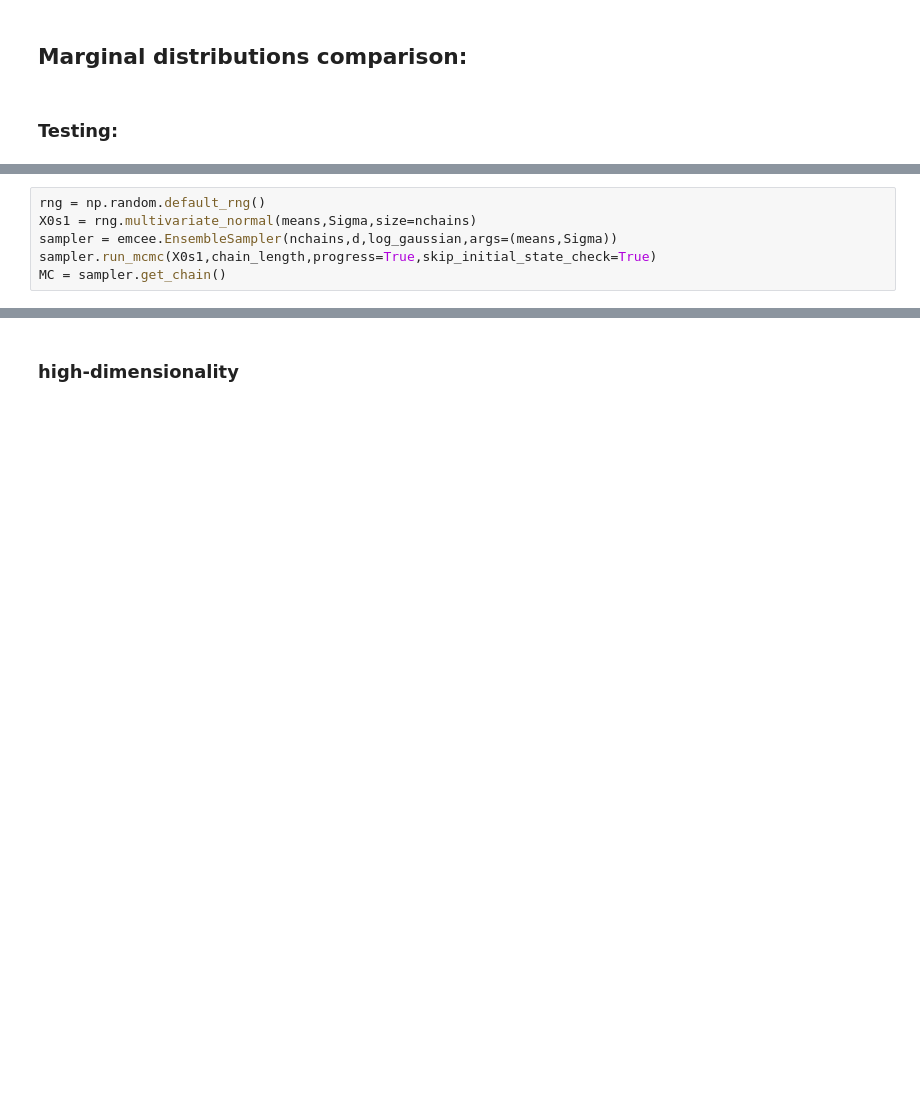
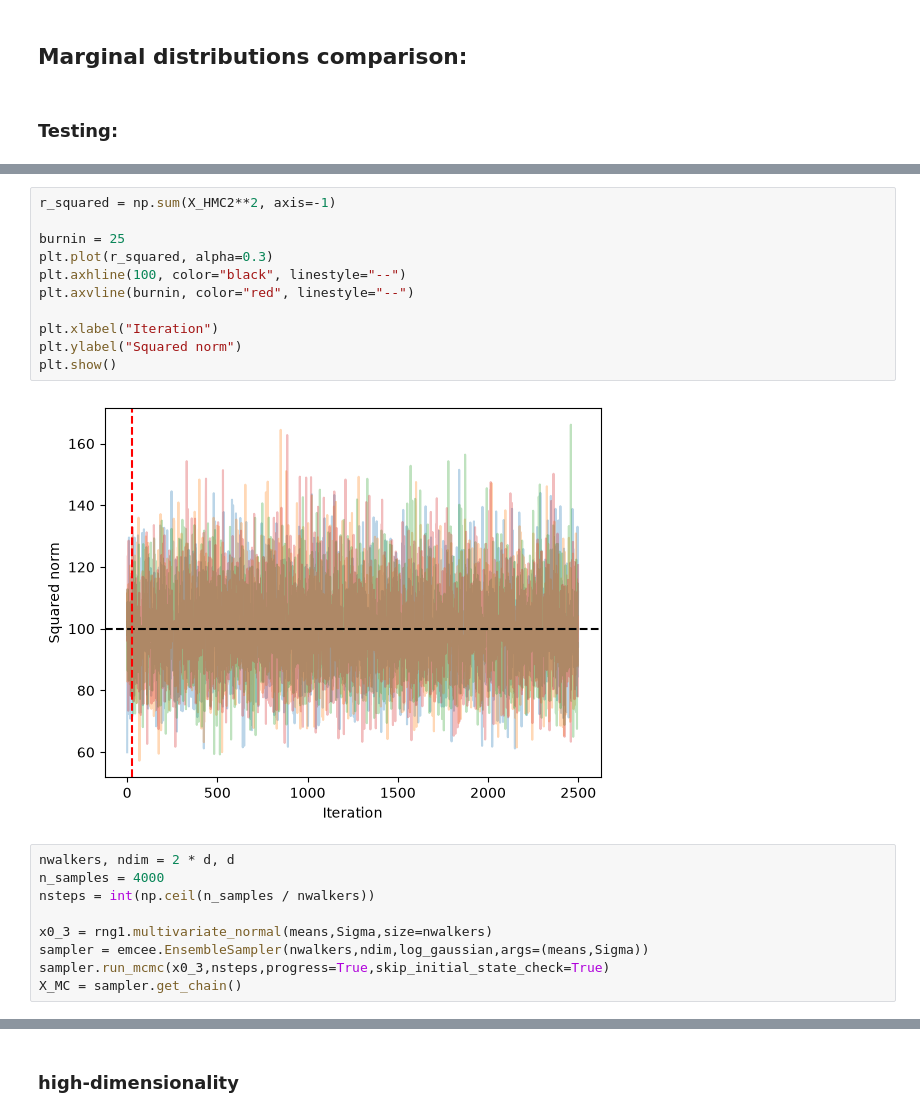
Before and after one commit to nickherrmann8503/Hamiltonian-MC, a Jupyter notebook: tests.ipynb, the cells around one changed output, grey strips where cells are left out. Drawn from its saved outputs; the diff is of its cells as text; blank space fills up the shorter version.

```diff
--- a/tests.ipynb
+++ b/tests.ipynb
@@ -333,6 +490,22 @@ Gaussian sampling
+# %%
+r_squared = np.sum(X_HMC2**2, axis=-1)
+
+burnin = 25
+plt.plot(r_squared, alpha=0.3)
+plt.axhline(100, color="black", linestyle="--")
+plt.axvline(burnin, color="red", linestyle="--")
+
+plt.xlabel("Iteration")
+plt.ylabel("Squared norm")
+plt.show()
+# %% [output]
+[figure, added]
 # %%
-rng = np.random.default_rng()
-X0s1 = rng.multivariate_normal(means,Sigma,size=nchains)
-sampler = emcee.EnsembleSampler(nchains,d,log_gaussian,args=(means,Sigma))
-sampler.run_mcmc(X0s1,chain_length,progress=True,skip_initial_state_check=True)
-MC = sampler.get_chain()
+nwalkers, ndim = 2 * d, d
+n_samples = 4000
+nsteps = int(np.ceil(n_samples / nwalkers))
+
+x0_3 = rng1.multivariate_normal(means,Sigma,size=nwalkers)
+sampler = emcee.EnsembleSampler(nwalkers,ndim,log_gaussian,args=(means,Sigma))
+sampler.run_mcmc(x0_3,nsteps,progress=True,skip_initial_state_check=True)
+X_MC = sampler.get_chain()
```
Also changed, not shown: parts of 13 cells of this notebook.
